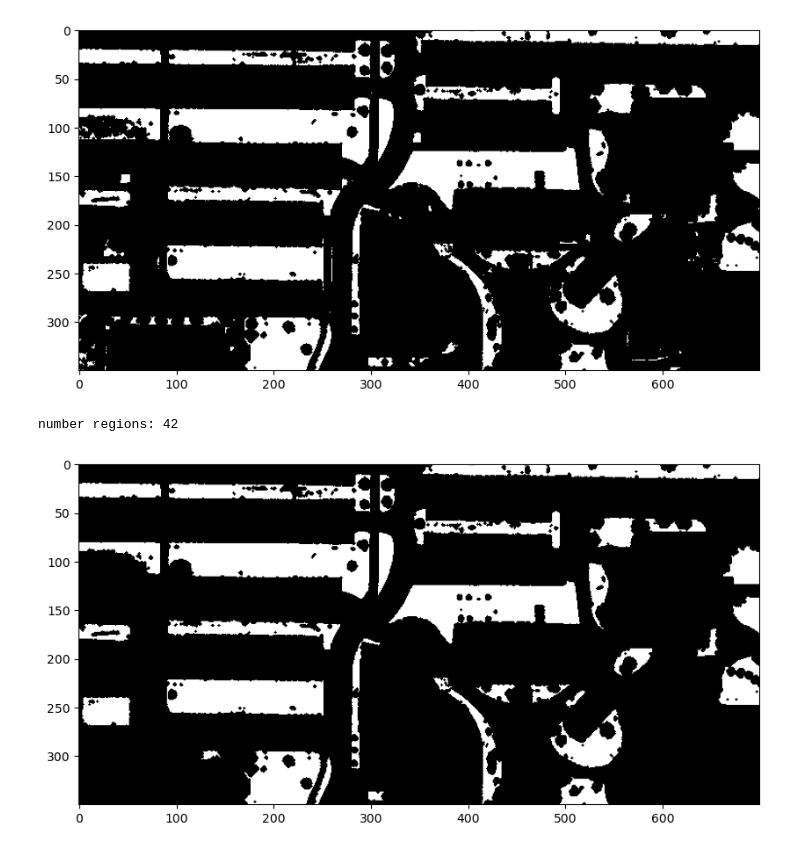
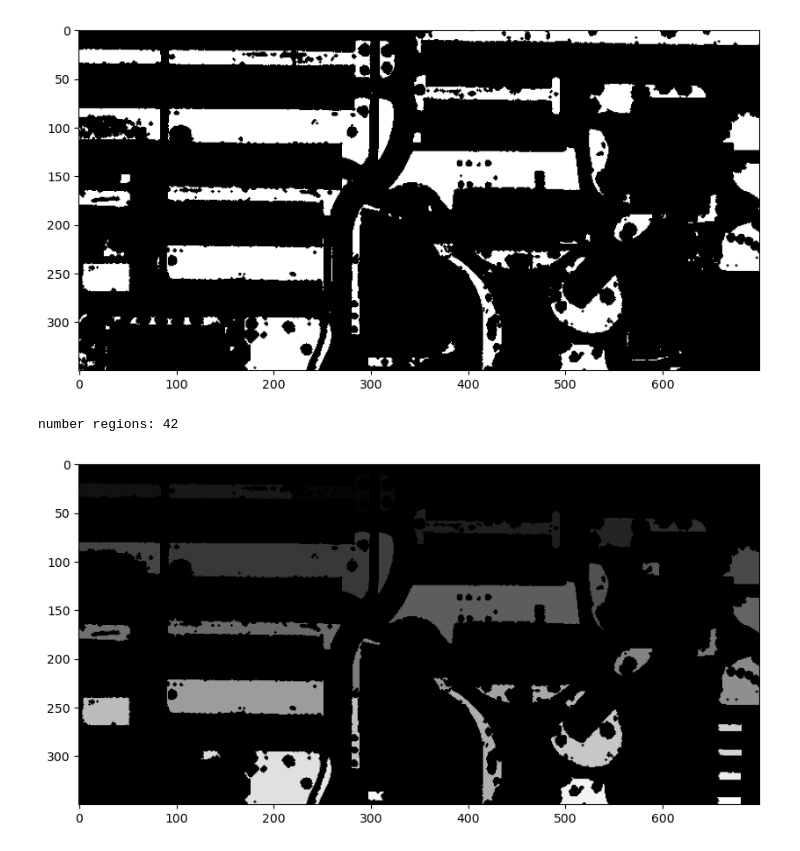
Before and after one commit to iditmer/HyperspectralShadowCompensation, a Jupyter notebook: 01_lidar_region_segmentation.ipynb, the cells around one changed output. Drawn from its saved outputs; the diff is of its cells as text; code cells hidden in the pictures.

```diff
--- a/01_lidar_region_segmentation.ipynb
+++ b/01_lidar_region_segmentation.ipynb
@@ -79,25 +78,28 @@ plt.show()
 # %%
 
 num_features, features, stats, centroids = cv.connectedComponentsWithStats(eroded_img)
 
 size_threshold = 85 # 1 px == 1 sq meters
 connected_regions_to_use = {}
+current_idx = 0
 
 for ftr_lbl in range(1, num_features):
     if stats[ftr_lbl, 4] >= size_threshold:
-        connected_regions_to_use[ftr_lbl] = stats[ftr_lbl,4]
+        connected_regions_to_use[ftr_lbl] = current_idx
+        current_idx += 1
 
 print("number regions:", len(connected_regions_to_use))
 
 used_regions = np.zeros(features.shape)
 for r in range(used_regions.shape[0]):
     for c in range(used_regions.shape[1]):
         if features[r,c] in connected_regions_to_use:
-            used_regions[r,c] = features[r,c]
+            used_regions[r,c] = connected_regions_to_use[features[r,c]]
+
 
 plt.figure(figsize=(10,10))
-plt.imshow(used_regions * ndsm_mask > 0, cmap='gray')
+plt.imshow(used_regions, cmap='gray')
 plt.show()
 # %% [output]
 number regions: 42
-[figure, old version]
+[figure, new version]
```
Also changed, not shown: parts of 1 cell of this notebook, 1 other file.
